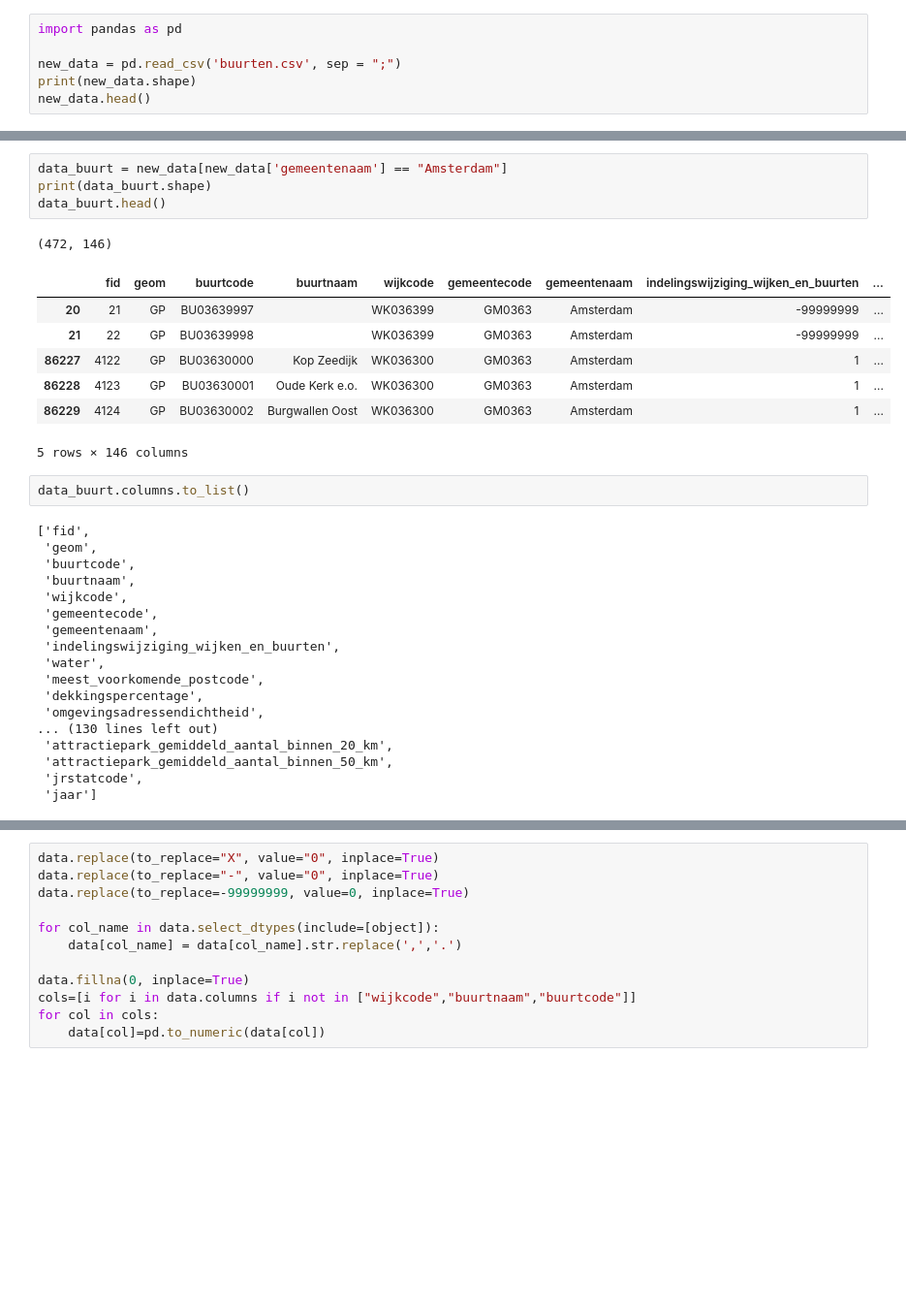
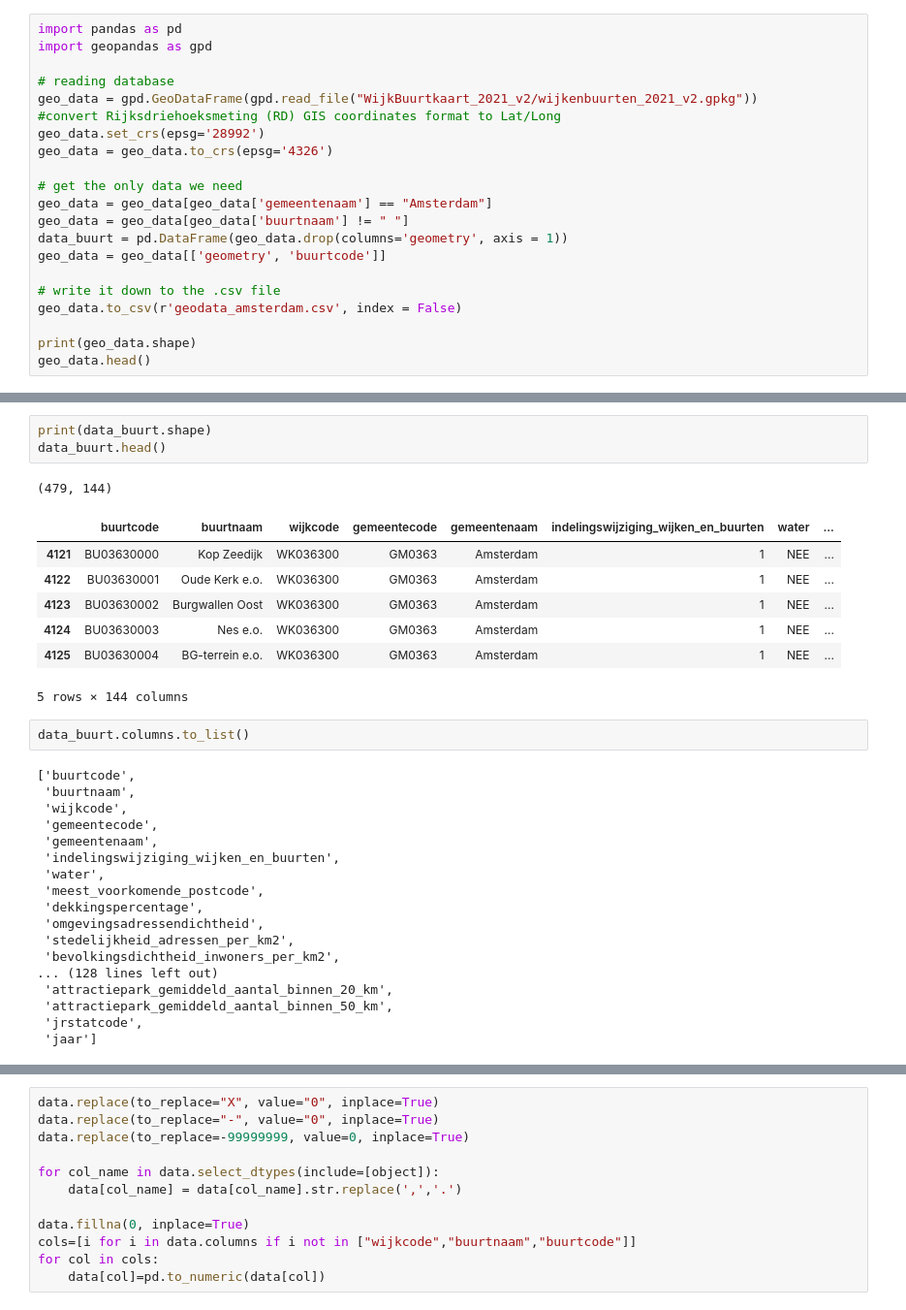
Before and after one commit to datascientist211/data_analytics, a Jupyter notebook: Nederland/Amsterdam/collecting_dataset.ipynb, the cells around one changed output, grey strips where cells are left out. Shown: that part at 97% size. Cells and saved outputs as stored; diff of their text form; blank space fills up the shorter version.

```diff
--- a/Nederland/Amsterdam/collecting_dataset.ipynb
+++ b/Nederland/Amsterdam/collecting_dataset.ipynb
@@ -1,7 +1,22 @@
 # %%
 import pandas as pd
+import geopandas as gpd
 
-new_data = pd.read_csv('buurten.csv', sep = ";")
-print(new_data.shape)
-new_data.head()
+# reading database
+geo_data = gpd.GeoDataFrame(gpd.read_file("WijkBuurtkaart_2021_v2/wijkenbuurten_2021_v2.gpkg"))
+#convert Rijksdriehoeksmeting (RD) GIS coordinates format to Lat/Long
+geo_data.set_crs(epsg='28992')
+geo_data = geo_data.to_crs(epsg='4326')
+
+# get the only data we need
+geo_data = geo_data[geo_data['gemeentenaam'] == "Amsterdam"]
+geo_data = geo_data[geo_data['buurtnaam'] != " "]
+data_buurt = pd.DataFrame(geo_data.drop(columns='geometry', axis = 1))
+geo_data = geo_data[['geometry', 'buurtcode']]
+
+# write it down to the .csv file
+geo_data.to_csv(r'geodata_amsterdam.csv', index = False)
+
+print(geo_data.shape)
+geo_data.head()
 # %% [output]
@@ -16,22 +30,19 @@ new_data.head()
 # %%
-data_buurt = new_data[new_data['gemeentenaam'] == "Amsterdam"]
 print(data_buurt.shape)
 data_buurt.head()
 # %% [output]
-(472, 146)
+(479, 144)
-|  | fid | geom | buurtcode | buurtnaam | wijkcode | gemeentecode | gemeentenaam | indelingswijziging_wijken_en_buurten | ... |
-| 20 | 21 | GP | BU03639997 |  | WK036399 | GM0363 | Amsterdam | -99999999 | ... |
-| 21 | 22 | GP | BU03639998 |  | WK036399 | GM0363 | Amsterdam | -99999999 | ... |
-| 86227 | 4122 | GP | BU03630000 | Kop Zeedijk | WK036300 | GM0363 | Amsterdam | 1 | ... |
-| 86228 | 4123 | GP | BU03630001 | Oude Kerk e.o. | WK036300 | GM0363 | Amsterdam | 1 | ... |
-| 86229 | 4124 | GP | BU03630002 | Burgwallen Oost | WK036300 | GM0363 | Amsterdam | 1 | ... |
+|  | buurtcode | buurtnaam | wijkcode | gemeentecode | gemeentenaam | indelingswijziging_wijken_en_buurten | water | ... |
+| 4121 | BU03630000 | Kop Zeedijk | WK036300 | GM0363 | Amsterdam | 1 | NEE | ... |
+| 4122 | BU03630001 | Oude Kerk e.o. | WK036300 | GM0363 | Amsterdam | 1 | NEE | ... |
+| 4123 | BU03630002 | Burgwallen Oost | WK036300 | GM0363 | Amsterdam | 1 | NEE | ... |
+| 4124 | BU03630003 | Nes e.o. | WK036300 | GM0363 | Amsterdam | 1 | NEE | ... |
+| 4125 | BU03630004 | BG-terrein e.o. | WK036300 | GM0363 | Amsterdam | 1 | NEE | ... |
-5 rows × 146 columns
+5 rows × 144 columns
 # %%
 data_buurt.columns.to_list()
 # %% [output]
-['fid',
- 'geom',
- 'buurtcode',
+['buurtcode',
  'buurtnaam',
  'wijkcode',
  'gemeentecode',
@@ -41,7 +52,9 @@ data_buurt.columns.to_list()
  'meest_voorkomende_postcode',
  'dekkingspercentage',
  'omgevingsadressendichtheid',
-... (130 lines left out)
+ 'stedelijkheid_adressen_per_km2',
+ 'bevolkingsdichtheid_inwoners_per_km2',
+... (128 lines left out)
  'attractiepark_gemiddeld_aantal_binnen_20_km',
  'attractiepark_gemiddeld_aantal_binnen_50_km',
  'jrstatcode',
```
Also changed, not shown: parts of 13 cells of this notebook, 8 other files.
